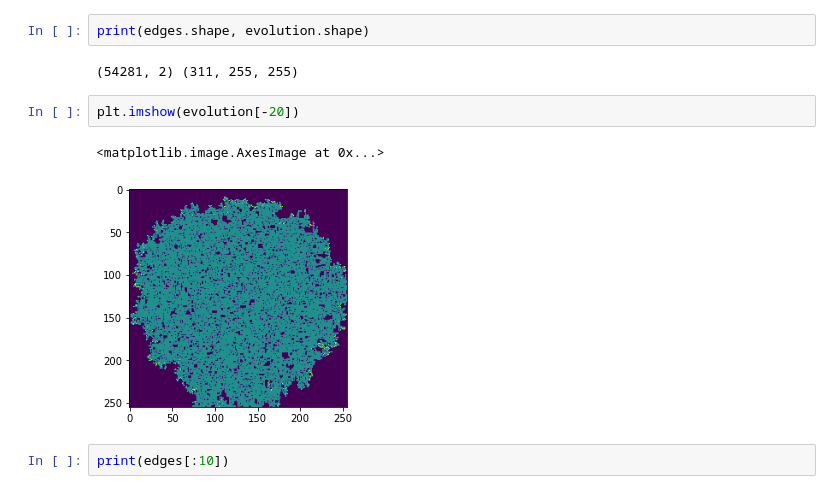
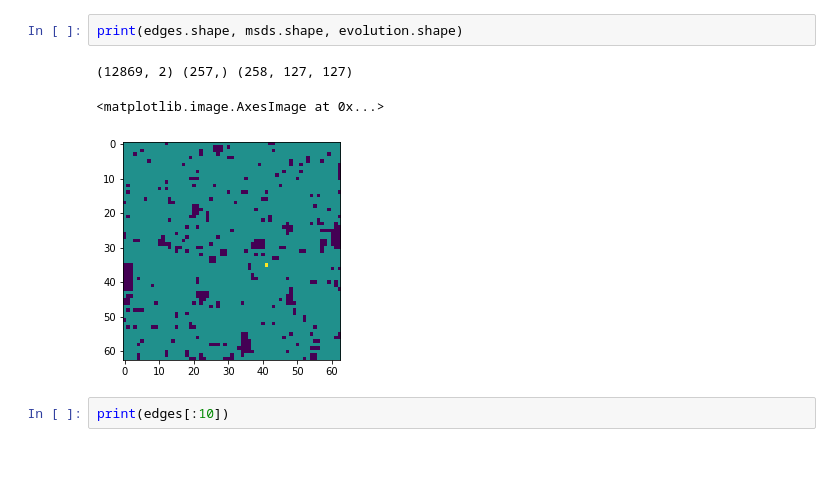
Before and after one commit to Irene-Li/BARW, a Jupyter notebook: BARW/plot_data.ipynb, the cells around one changed output. Saved outputs shown, nothing was run; the diff lists cells and outputs as text; blank space fills up the shorter version.

```diff
--- a/BARW/plot_data.ipynb
+++ b/BARW/plot_data.ipynb
@@ -99,12 +118,11 @@ for (i, realisation) in enumerate(realisations[:1]):
 # %%
-print(edges.shape, evolution.shape)
+print(edges.shape, msds.shape, evolution.shape)
 # %% [output]
-(54281, 2) (311, 255, 255)
+(12869, 2) (257,) (258, 127, 127)
 # %%
-plt.imshow(evolution[-20])
 # %% [output]
 <matplotlib.image.AxesImage at 0x...>
-[figure, old version]
+[figure, new version]
 # %%
 print(edges[:10])
 # %% [output]
```
Also changed, not shown: parts of 4 cells of this notebook, 5 other files.
